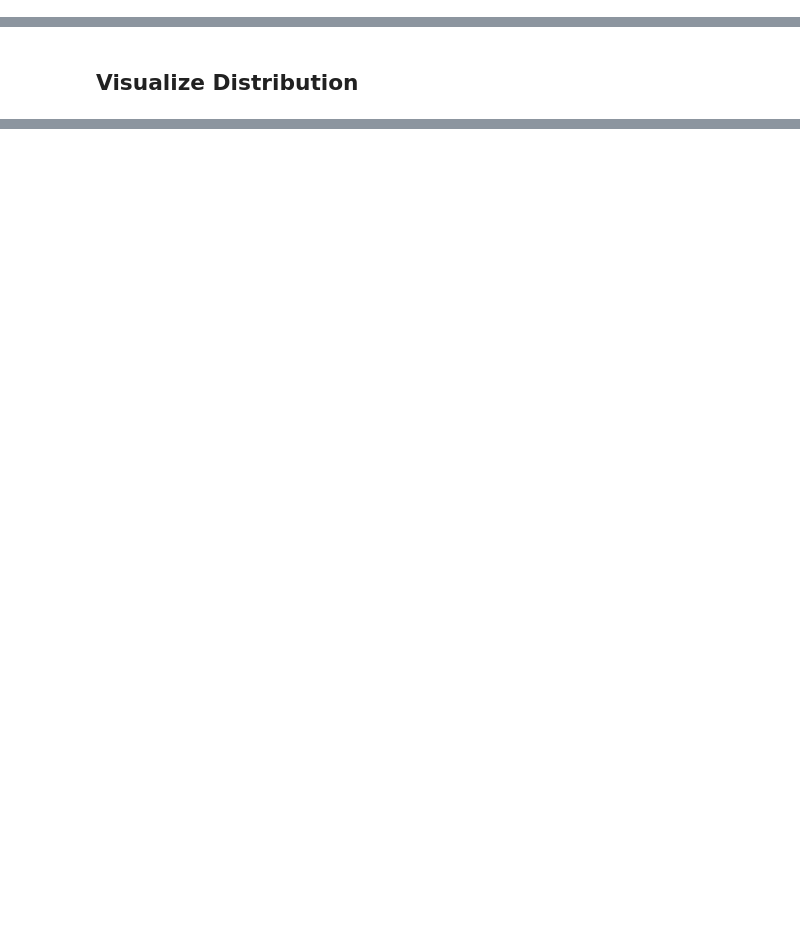
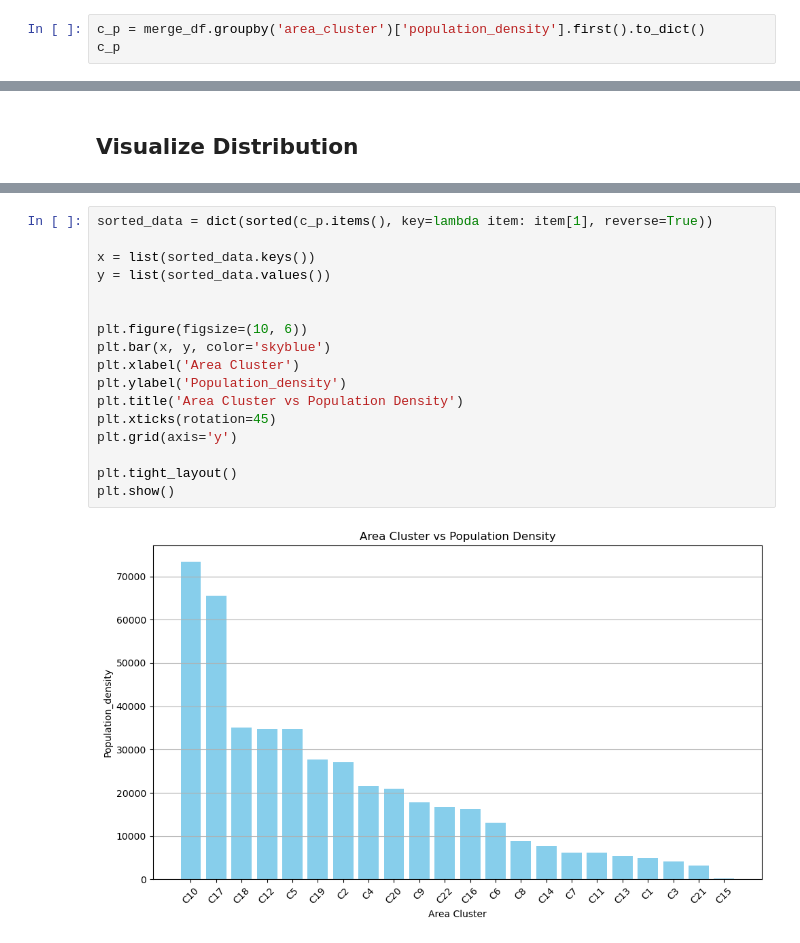
Before and after one commit to Ritvik896/Capstone_Project_Insurance, a Jupyter notebook: Policy_Features_Insurance_claim.ipynb, the cells around one changed output, grey strips where cells are left out. Drawn from its saved outputs; the diff is of its cells as text; blank space fills up the shorter version.

```diff
--- a/Policy_Features_Insurance_claim.ipynb
+++ b/Policy_Features_Insurance_claim.ipynb
@@ -83,0 +118,3 @@ merge_df['area_cluster'].fillna(mode_area_cluster, inplace=True)
+# %%
+c_p = merge_df.groupby('area_cluster')['population_density'].first().to_dict()
+c_p
@@ -895,0 +287,19 @@ print(x(range_age_of_car))
+# %%
+sorted_data = dict(sorted(c_p.items(), key=lambda item: item[1], reverse=True))
+
+x = list(sorted_data.keys())
+y = list(sorted_data.values())
+
+
+plt.figure(figsize=(10, 6))
+plt.bar(x, y, color='skyblue')
+plt.xlabel('Area Cluster')
+plt.ylabel('Population_density')
+plt.title('Area Cluster vs Population Density')
+plt.xticks(rotation=45)
+plt.grid(axis='y')
+
+plt.tight_layout()
+plt.show()
+# %% [output]
+[figure, added]
```
Also changed, not shown: parts of 81 cells of this notebook.
